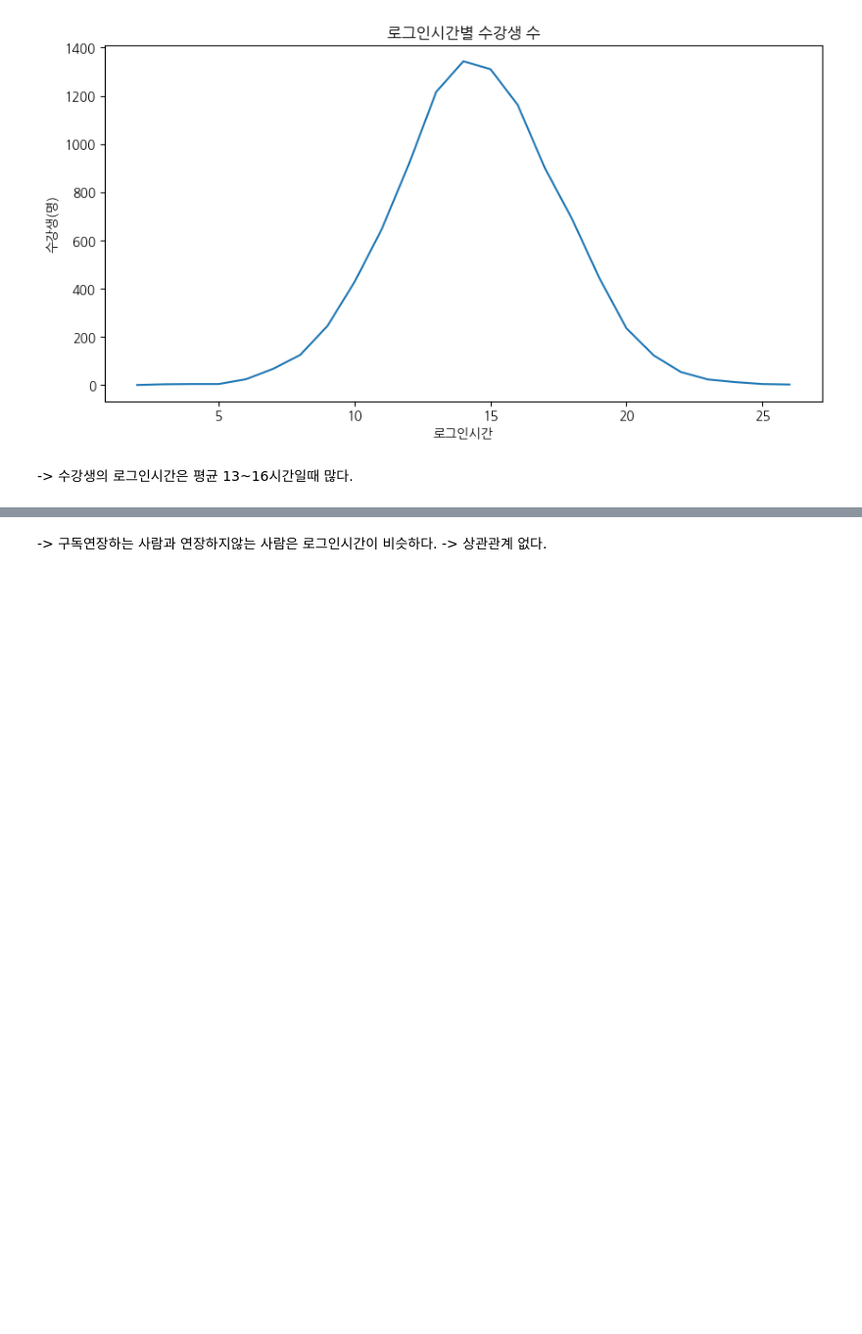
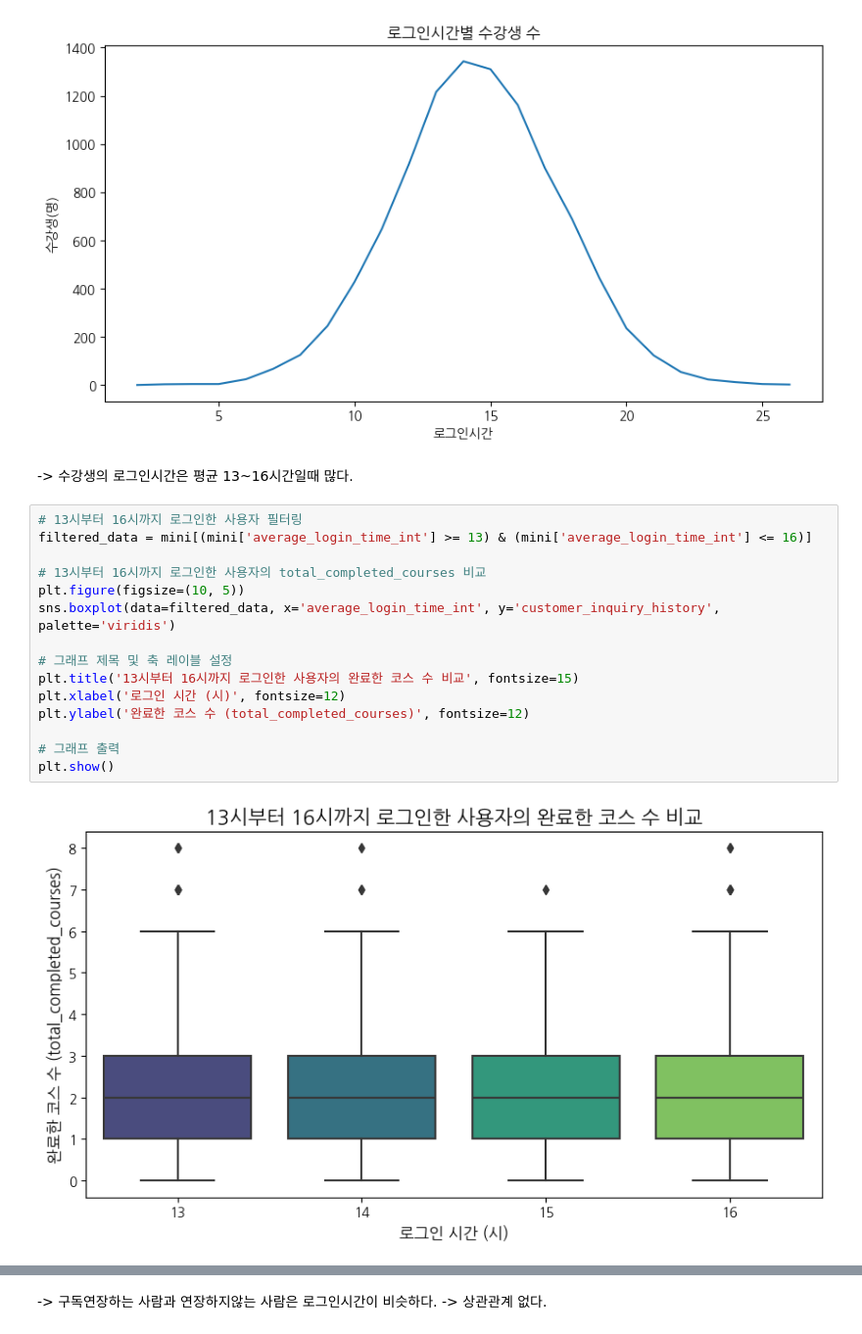
Before and after one commit to kimsumin-creat/wassup3, a Jupyter notebook: 05_Data_Analysis/DA_Mini_Project.ipynb, the cells around one changed output, grey strips where cells are left out. Shown at 98% size. Cells and saved outputs as stored; diff of their text form; blank space fills up the shorter version.

```diff
--- a/05_Data_Analysis/DA_Mini_Project.ipynb
+++ b/05_Data_Analysis/DA_Mini_Project.ipynb
@@ -172,3 +172,20 @@ plt.show()
 [figure]
 # %% [markdown]
 -> 수강생의 로그인시간은 평균 13~16시간일때 많다.
+# %%
+# 13시부터 16시까지 로그인한 사용자 필터링
+filtered_data = mini[(mini['average_login_time_int'] >= 13) & (mini['average_login_time_int'] <= 16)]
+
+# 13시부터 16시까지 로그인한 사용자의 total_completed_courses 비교
+plt.figure(figsize=(10, 5))
+sns.boxplot(data=filtered_data, x='average_login_time_int', y='customer_inquiry_history', palette='viridis')
+
+# 그래프 제목 및 축 레이블 설정
+plt.title('13시부터 16시까지 로그인한 사용자의 완료한 코스 수 비교', fontsize=15)
+plt.xlabel('로그인 시간 (시)', fontsize=12)
+plt.ylabel('완료한 코스 수 (total_completed_courses)', fontsize=12)
+
+# 그래프 출력
+plt.show()
+# %% [output]
+[figure, added]
```
Also changed, not shown: parts of 7 cells of this notebook.
